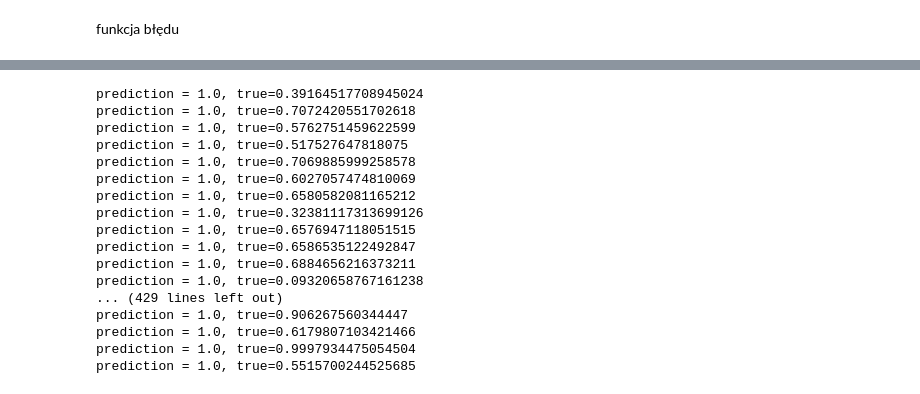
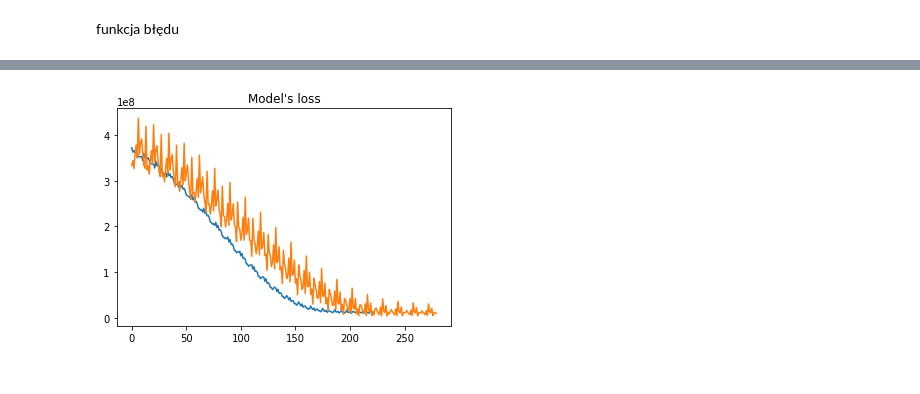
Before and after one commit to qvpiotr/algorytmy-inspirowane-biologicznie, a Jupyter notebook: projekt1/network.ipynb, the cells around one changed output, grey strips where cells are left out. Drawn from its saved outputs; the diff is of its cells as text; code cells hidden in the pictures.

```diff
--- a/projekt1/network.ipynb
+++ b/projekt1/network.ipynb
@@ -98,8 +109,7 @@ Name: Rzeczywiste zapotrzebowanie KSE, dtype: float64
 ### Definiowanie warstw
 # %%
 leaky_relu_alpha = 0.2
-dropout_rate = 0.5
-learning_rate = 0.07
+learning_rate = 0.003
 
 def dense( inputs , weights ):
     '''
@@ -124,9 +134,7 @@ def get_weight( shape , name ):
 <i><b>shapes</b></i> tutaj oznacza, że warstwy gęste mają kolejno 5, 20, 10, 10 i 1 neuronów
 # %%
 shapes = [
-    [ 5 , 20 ] ,
-    [ 20 , 10 ] ,
-    [ 10 , 10 ] ,
+    [ 5 , 10 ] ,
     [ 10 , 1 ] ,
 ]
 
@@ -141,10 +149,8 @@ def model( x ) :
     x = tf.cast( x , dtype=tf.float32 ) # Element-wise cast to float32
 
     d1 = dense(  x , weights[ 0 ] )
-    d2 = dense( d1 , weights[ 1 ] )
-    d3 = dense( d2 , weights[ 2 ] )
 
-    logits = tf.matmul( d3 , weights[ 3 ] )
+    logits = tf.matmul( d1 , weights[ 1 ] )
 
-    return tf.nn.softmax( logits ) # softmax activations
+    return logits #tf.nn.softmax( logits ) # softmax activations
 # %% [markdown]
@@ -154,4 +160,13 @@ funkcja błędu
 # %%
 def loss( pred , target ):
     return tf.losses.mean_squared_error( target , pred )
+# %%
+optimizer = tf.optimizers.Adam( learning_rate )
+
+def train_step( model, inputs , outputs ):
+    with tf.GradientTape() as tape:
+        current_loss = loss( model( inputs ), outputs)
+    grads = tape.gradient( current_loss , weights )
+    optimizer.apply_gradients( zip( grads , weights ) )
+    return np.matrix(current_loss)[0,0]
 # %%
@@ -184,21 +234,8 @@ epoch 9
-# %%
-for feature, label in zip(features_test.iloc, labels_test):
-    print(f'prediction = {model( np.matrix(feature.values) ).numpy()[0][0]}, true={label}')
-# %% [output]
-prediction = 1.0, true=0.39164517708945024
-prediction = 1.0, true=0.7072420551702618
-prediction = 1.0, true=0.5762751459622599
-prediction = 1.0, true=0.517527647818075
-prediction = 1.0, true=0.7069885999258578
-prediction = 1.0, true=0.6027057474810069
-prediction = 1.0, true=0.6580582081165212
-prediction = 1.0, true=0.32381117313699126
-prediction = 1.0, true=0.6576947118051515
-prediction = 1.0, true=0.6586535122492847
-prediction = 1.0, true=0.6884656216373211
-prediction = 1.0, true=0.09320658767161238
-... (429 lines left out)
-prediction = 1.0, true=0.906267560344447
-prediction = 1.0, true=0.6179807103421466
-prediction = 1.0, true=0.9997934475054504
-prediction = 1.0, true=0.5515700244525685
+# %%
+plt.plot(errors_train)
+plt.plot(errors_test)
+
+plt.title("Model's loss")
+plt.show()
+# %% [output]
+[figure, added]
```
Also changed, not shown: parts of 10 cells of this notebook.
